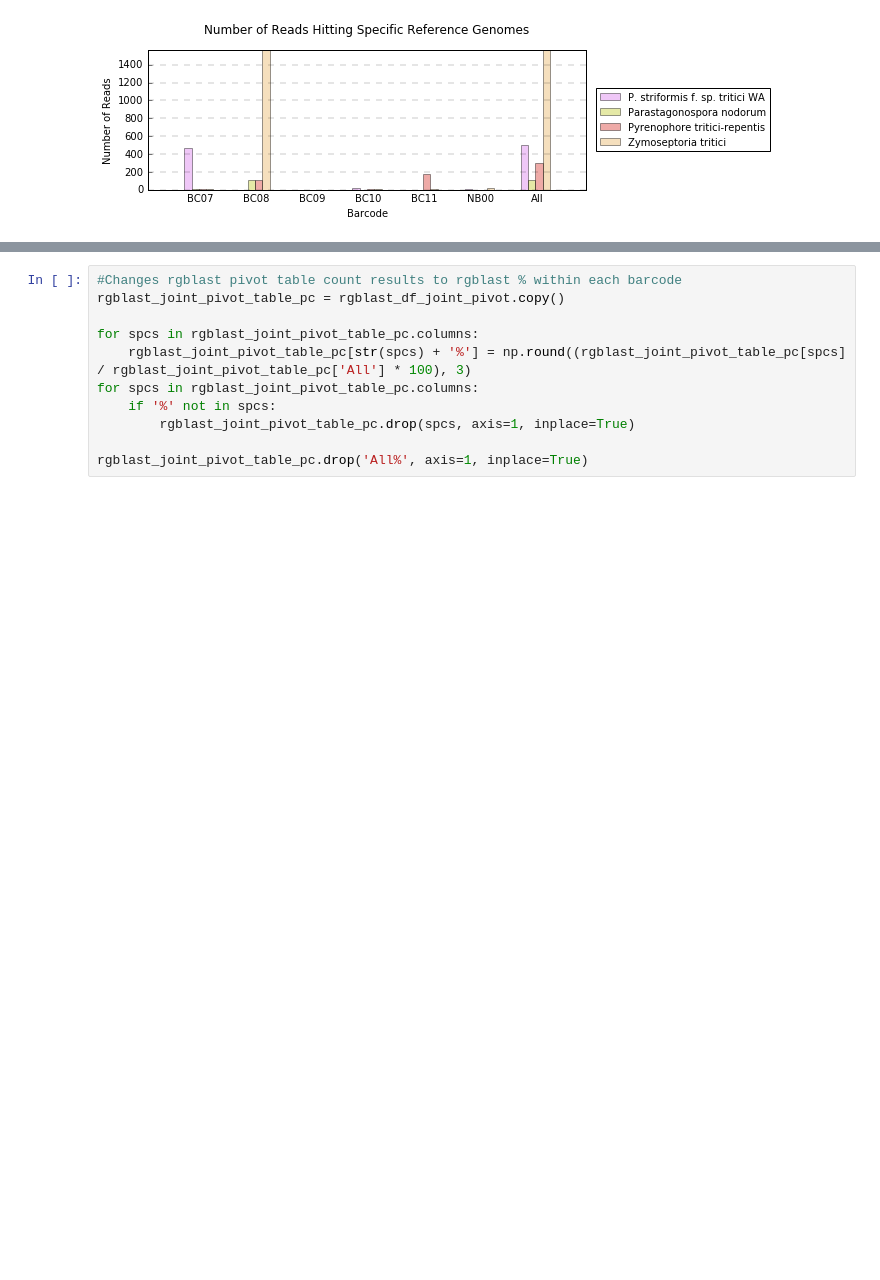
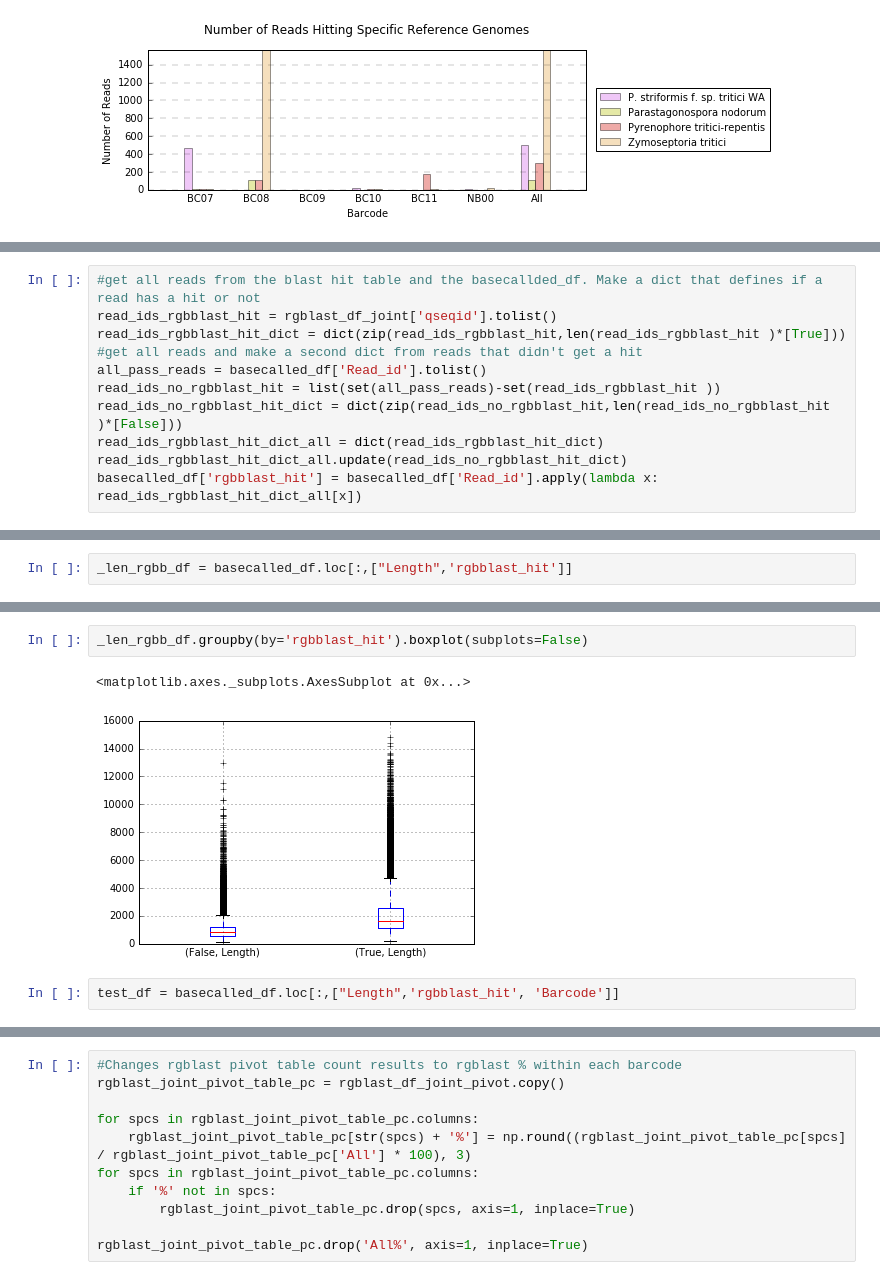
Before and after one commit to BenjaminSchwessinger/Gamran, a Jupyter notebook: 03042017_1D_barcoding_Wagga_exp2.ipynb, the cells around one changed output, grey strips where cells are left out. Cells and saved outputs as stored; diff of their text form; blank space fills up the shorter version.

```diff
--- a/03042017_1D_barcoding_Wagga_exp2.ipynb
+++ b/03042017_1D_barcoding_Wagga_exp2.ipynb
@@ -537,0 +543,11 @@ generateGBGforRGHC(dropmaxspecies=True)
+# %%
+#get all reads from the blast hit table and the basecallded_df. Make a dict that defines if a read has a hit or not
+read_ids_rgbblast_hit = rgblast_df_joint['qseqid'].tolist()
+read_ids_rgbblast_hit_dict = dict(zip(read_ids_rgbblast_hit,len(read_ids_rgbblast_hit )*[True]))
+#get all reads and make a second dict from reads that didn't get a hit
+all_pass_reads = basecalled_df['Read_id'].tolist()
+read_ids_no_rgbblast_hit = list(set(all_pass_reads)-set(read_ids_rgbblast_hit ))
+read_ids_no_rgbblast_hit_dict = dict(zip(read_ids_no_rgbblast_hit,len(read_ids_no_rgbblast_hit )*[False]))
+read_ids_rgbblast_hit_dict_all = dict(read_ids_rgbblast_hit_dict)
+read_ids_rgbblast_hit_dict_all.update(read_ids_no_rgbblast_hit_dict)
+basecalled_df['rgbblast_hit'] = basecalled_df['Read_id'].apply(lambda x: read_ids_rgbblast_hit_dict_all[x])
@@ -537,0 +563,2 @@ generateGBGforRGHC(dropmaxspecies=True)
+# %%
+_len_rgbb_df = basecalled_df.loc[:,["Length",'rgbblast_hit']]
@@ -537,0 +572,7 @@ generateGBGforRGHC(dropmaxspecies=True)
+# %%
+_len_rgbb_df.groupby(by='rgbblast_hit').boxplot(subplots=False)
+# %% [output]
+<matplotlib.axes._subplots.AxesSubplot at 0x...>
+[figure, added]
+# %%
+test_df = basecalled_df.loc[:,["Length",'rgbblast_hit', 'Barcode']]
```
Also changed, not shown: parts of 42 cells of this notebook.
